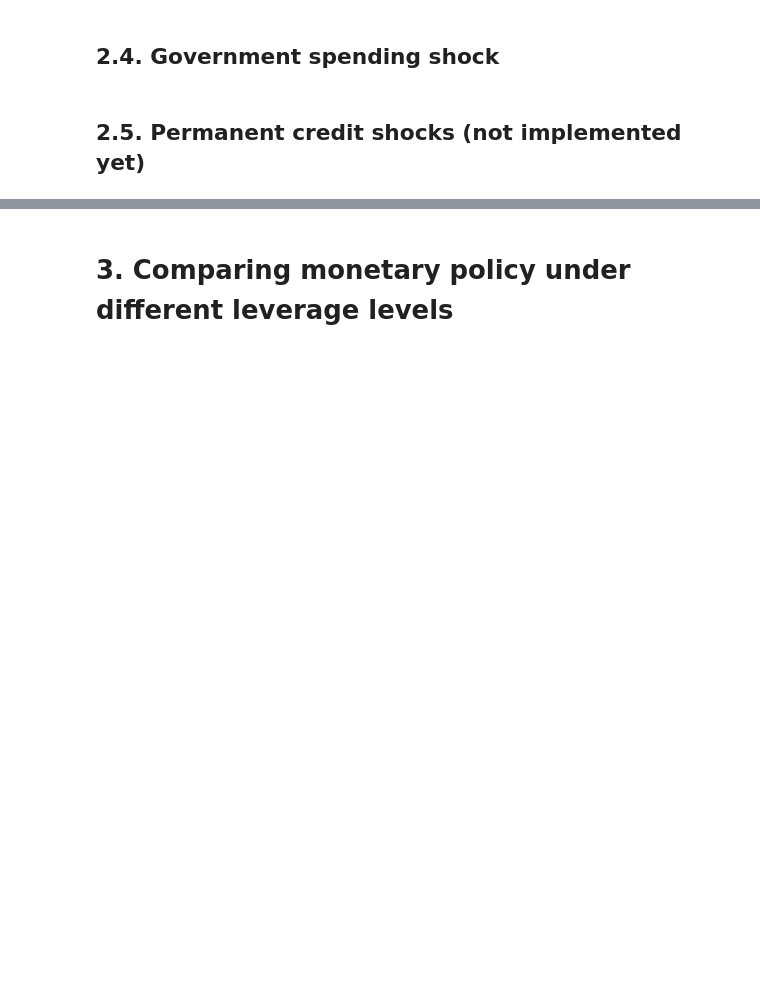
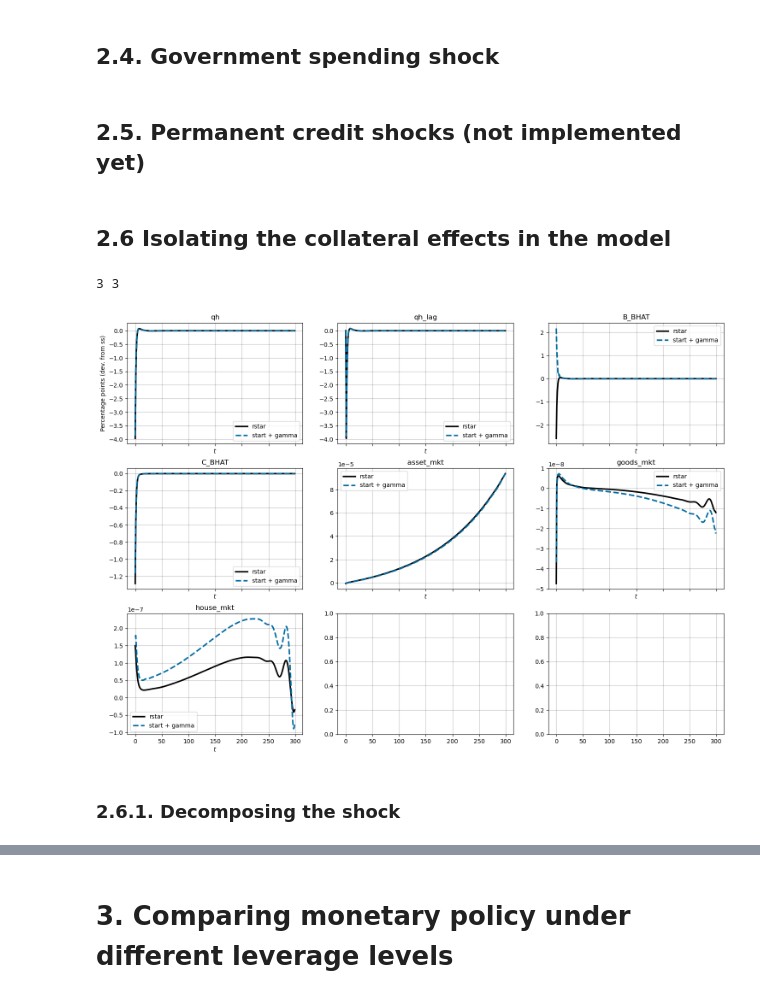
Before and after one commit to thom364e/sequence-jacobian, a Jupyter notebook: notebooks/housing_main_v2.ipynb, the cells around one changed output, grey strips where cells are left out. Saved outputs shown, nothing was run; the diff lists cells and outputs as text; code cells hidden in the pictures; blank space fills up the shorter version.

Commit message:
added collateral channels

```diff
--- a/notebooks/housing_main_v2.ipynb
+++ b/notebooks/housing_main_v2.ipynb
@@ -763,3 +863,5 @@ utils.show_irfs([irfs.gamma_neg, irfs.gamma_pos], ['Y', 'qh', 'C_BHAT', 'pi',
 # %%
 utils.show_irfs([irfs.gamma], ['Y', 'qh', 'C_BHAT',
                                'pi', 'r', 'w'], labels=["High leverage"], T_plot = 21, figsize=(18,8))
+# %% [markdown]
+## 2.6 Isolating the collateral effects in the model
@@ -765,0 +946,8 @@ utils.show_irfs([irfs.gamma], ['Y', 'qh', 'C_BHAT',
+# %%
+utils.show_irfs([irf.rstar, irf.rstargamma], ['qh', 'qh_lag', 'B_BHAT', 'C_BHAT','asset_mkt',
+                                              'goods_mkt', 'house_mkt'], labels=["rstar", "start + gamma"], T_plot = 300, figsize=(18,12.5))
+# %% [output]
+3 3
+[figure, added]
+# %% [markdown]
+### 2.6.1. Decomposing the shock
```
Also changed, not shown: parts of 37 cells of this notebook, 3 other files.
